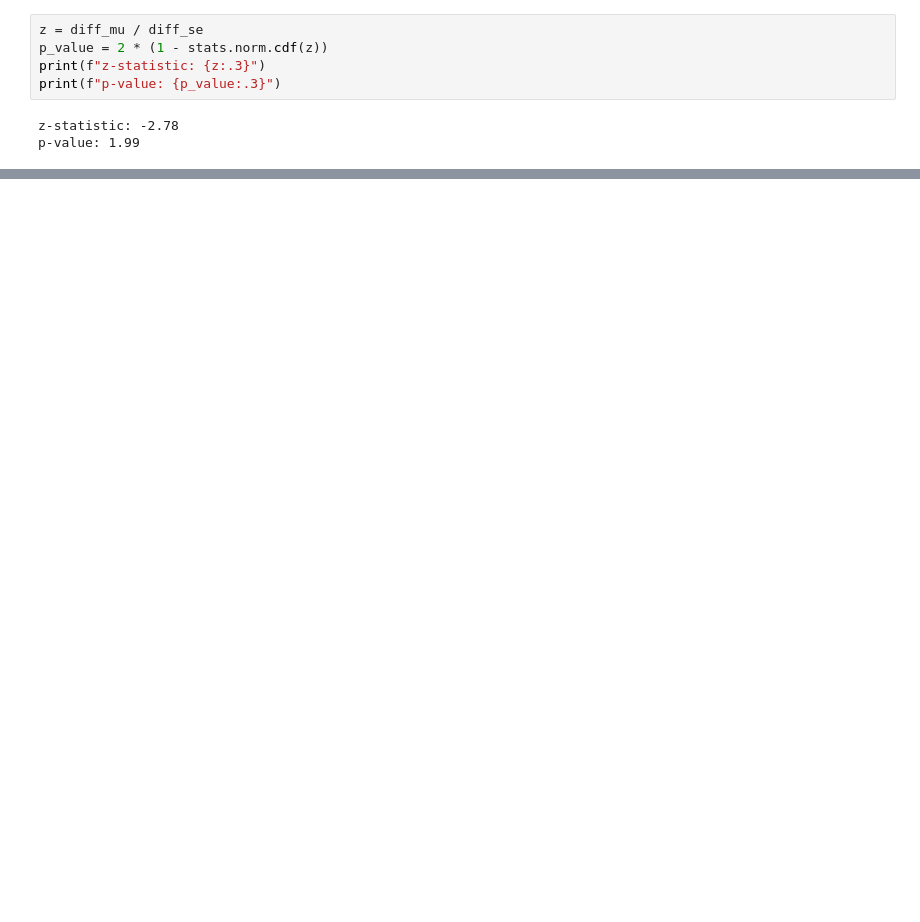
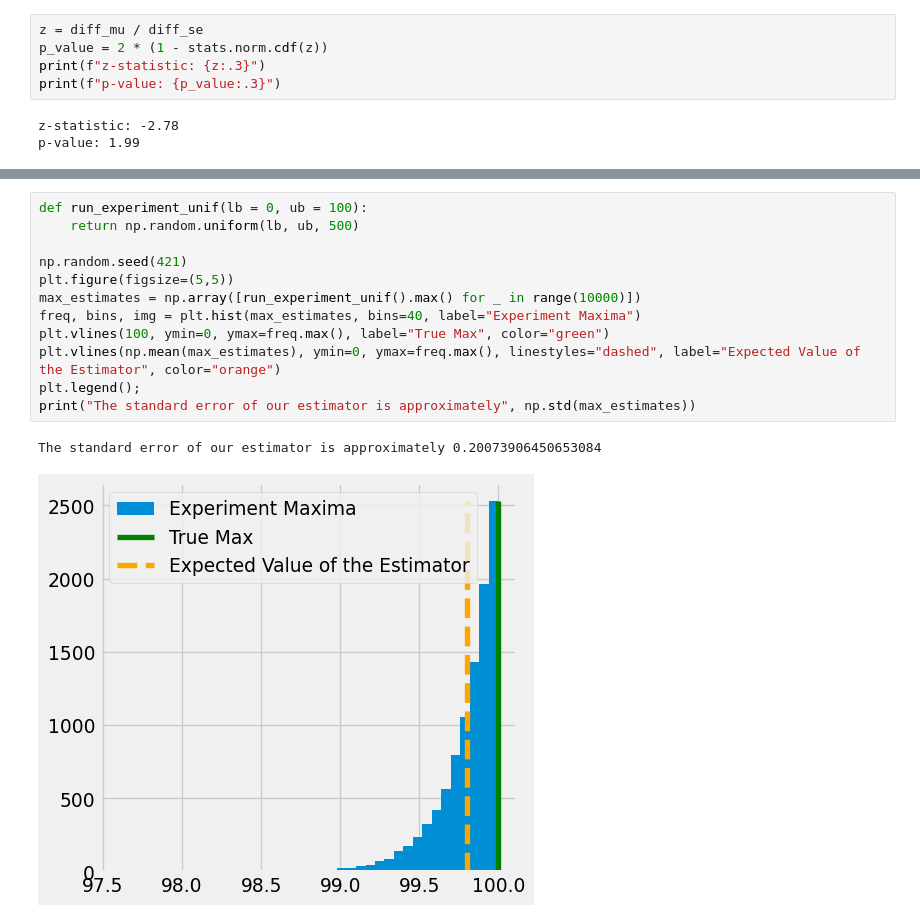
Before and after one commit to ubcecon/ECON526, a Jupyter notebook: lectures/lectures/uncertainty_bias_variance.ipynb, the cells around one changed output, grey strips where cells are left out. Drawn from its saved outputs; the diff is of its cells as text; blank space fills up the shorter version.

```diff
--- a/lectures/lectures/uncertainty_bias_variance.ipynb
+++ b/lectures/lectures/uncertainty_bias_variance.ipynb
@@ -663,0 +621,15 @@ p-value: 1.99
+# %%
+def run_experiment_unif(lb = 0, ub = 100):
+    return np.random.uniform(lb, ub, 500)
+
+np.random.seed(421)
+plt.figure(figsize=(5,5))
+max_estimates = np.array([run_experiment_unif().max() for _ in range(10000)])
+freq, bins, img = plt.hist(max_estimates, bins=40, label="Experiment Maxima")
+plt.vlines(100, ymin=0, ymax=freq.max(), label="True Max", color="green")
+plt.vlines(np.mean(max_estimates), ymin=0, ymax=freq.max(), linestyles="dashed", label="Expected Value of the Estimator", color="orange")
+plt.legend();
+print("The standard error of our estimator is approximately", np.std(max_estimates))
+# %% [output]
+The standard error of our estimator is approximately 0.20073906450653084
+[figure, added]
```
Also changed, not shown: parts of 14 cells of this notebook, 42 other files.
